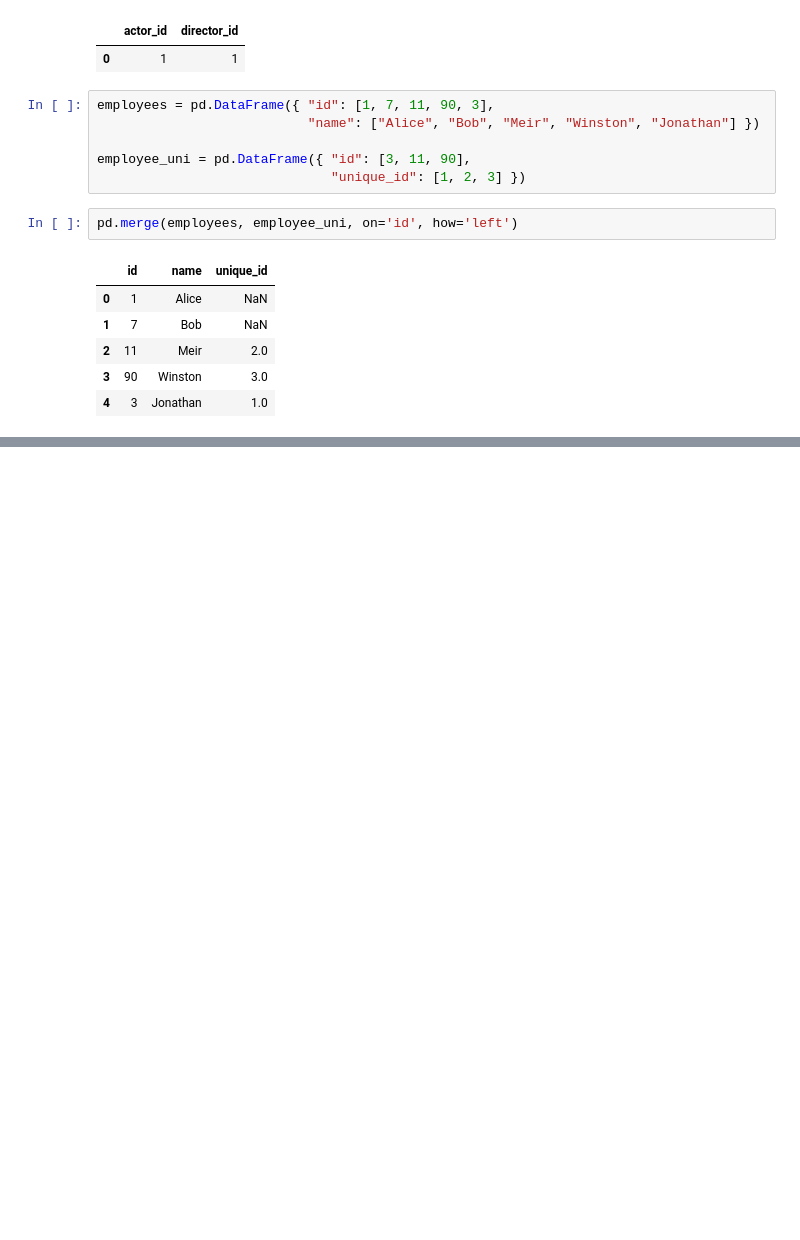
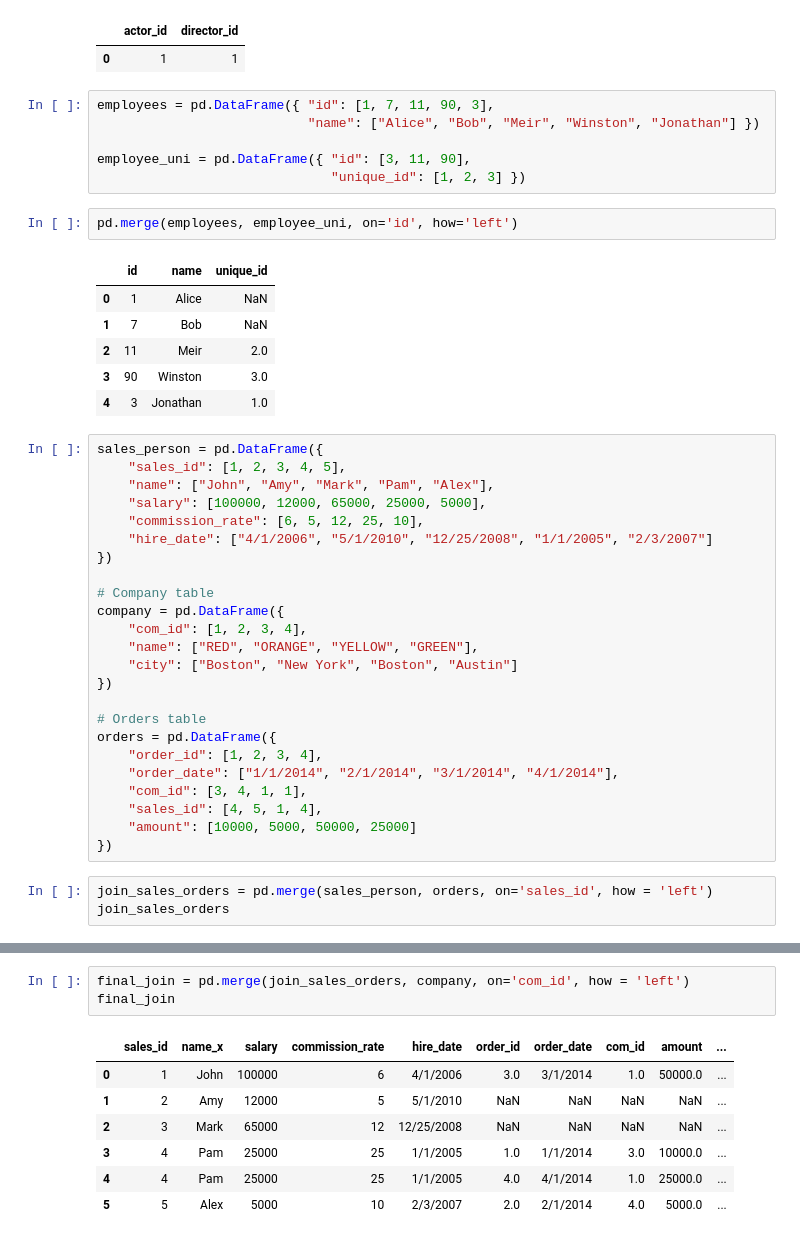
Before and after one commit to jjoseph-anderson/LeetCode, a Jupyter notebook: Rough_Work.ipynb, the cells around one changed output, grey strips where cells are left out. Drawn from its saved outputs; the diff is of its cells as text; blank space fills up the shorter version.

```diff
--- a/Rough_Work.ipynb
+++ b/Rough_Work.ipynb
@@ -835,3 +835,30 @@ pd.merge(employees, employee_uni, on='id', how='left')
 | 2 | 11 | Meir | 2.0 |
 | 3 | 90 | Winston | 3.0 |
 | 4 | 3 | Jonathan | 1.0 |
+# %%
+sales_person = pd.DataFrame({
+    "sales_id": [1, 2, 3, 4, 5],
+    "name": ["John", "Amy", "Mark", "Pam", "Alex"],
+    "salary": [100000, 12000, 65000, 25000, 5000],
+    "commission_rate": [6, 5, 12, 25, 10],
+    "hire_date": ["4/1/2006", "5/1/2010", "12/25/2008", "1/1/2005", "2/3/2007"]
+})
+
+# Company table
+company = pd.DataFrame({
+    "com_id": [1, 2, 3, 4],
+    "name": ["RED", "ORANGE", "YELLOW", "GREEN"],
+    "city": ["Boston", "New York", "Boston", "Austin"]
+})
+
+# Orders table
+orders = pd.DataFrame({
+    "order_id": [1, 2, 3, 4],
+    "order_date": ["1/1/2014", "2/1/2014", "3/1/2014", "4/1/2014"],
+    "com_id": [3, 4, 1, 1],
+    "sales_id": [4, 5, 1, 4],
+    "amount": [10000, 5000, 50000, 25000]
+})
+# %%
+join_sales_orders = pd.merge(sales_person, orders, on='sales_id', how = 'left')
+join_sales_orders
@@ -837,0 +873,11 @@ pd.merge(employees, employee_uni, on='id', how='left')
+# %%
+final_join = pd.merge(join_sales_orders, company, on='com_id', how = 'left')
+final_join
+# %% [output]
+|  | sales_id | name_x | salary | commission_rate | hire_date | order_id | order_date | com_id | amount | ... |
+| 0 | 1 | John | 100000 | 6 | 4/1/2006 | 3.0 | 3/1/2014 | 1.0 | 50000.0 | ... |
+| 1 | 2 | Amy | 12000 | 5 | 5/1/2010 | NaN | NaN | NaN | NaN | ... |
+| 2 | 3 | Mark | 65000 | 12 | 12/25/2008 | NaN | NaN | NaN | NaN | ... |
+| 3 | 4 | Pam | 25000 | 25 | 1/1/2005 | 1.0 | 1/1/2014 | 3.0 | 10000.0 | ... |
+| 4 | 4 | Pam | 25000 | 25 | 1/1/2005 | 4.0 | 4/1/2014 | 1.0 | 25000.0 | ... |
+| 5 | 5 | Alex | 5000 | 10 | 2/3/2007 | 2.0 | 2/1/2014 | 4.0 | 5000.0 | ... |
```
Also changed, not shown: parts of 6 cells of this notebook, 1 other file.
